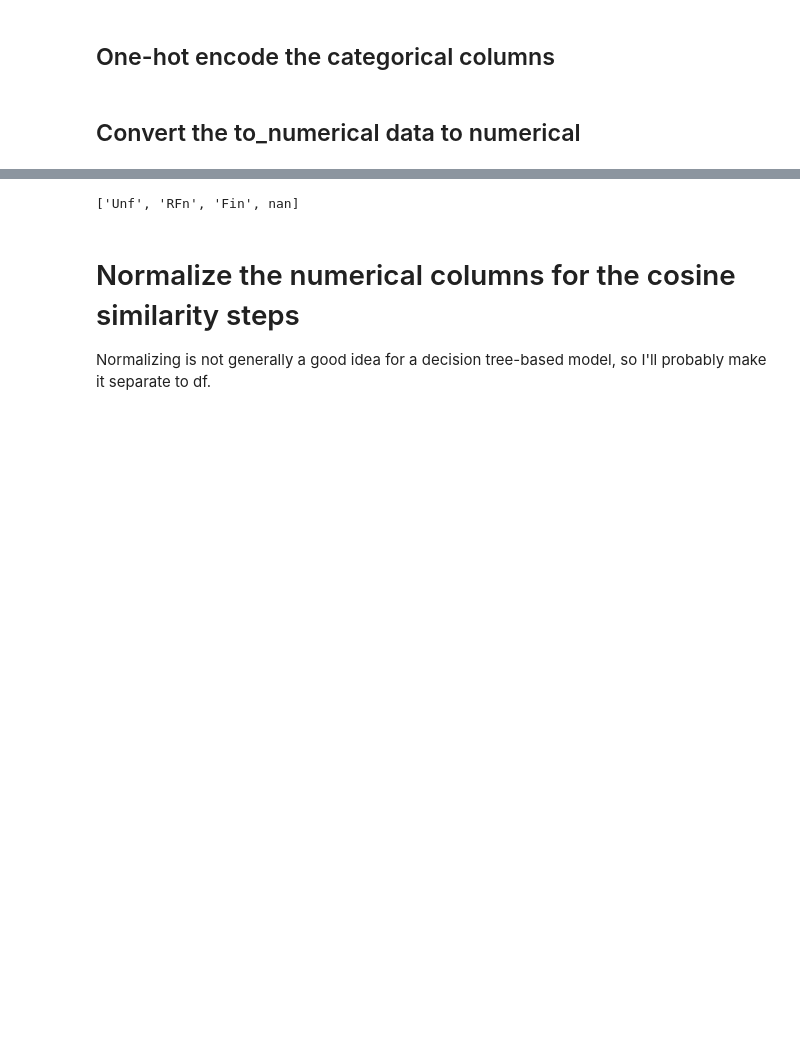
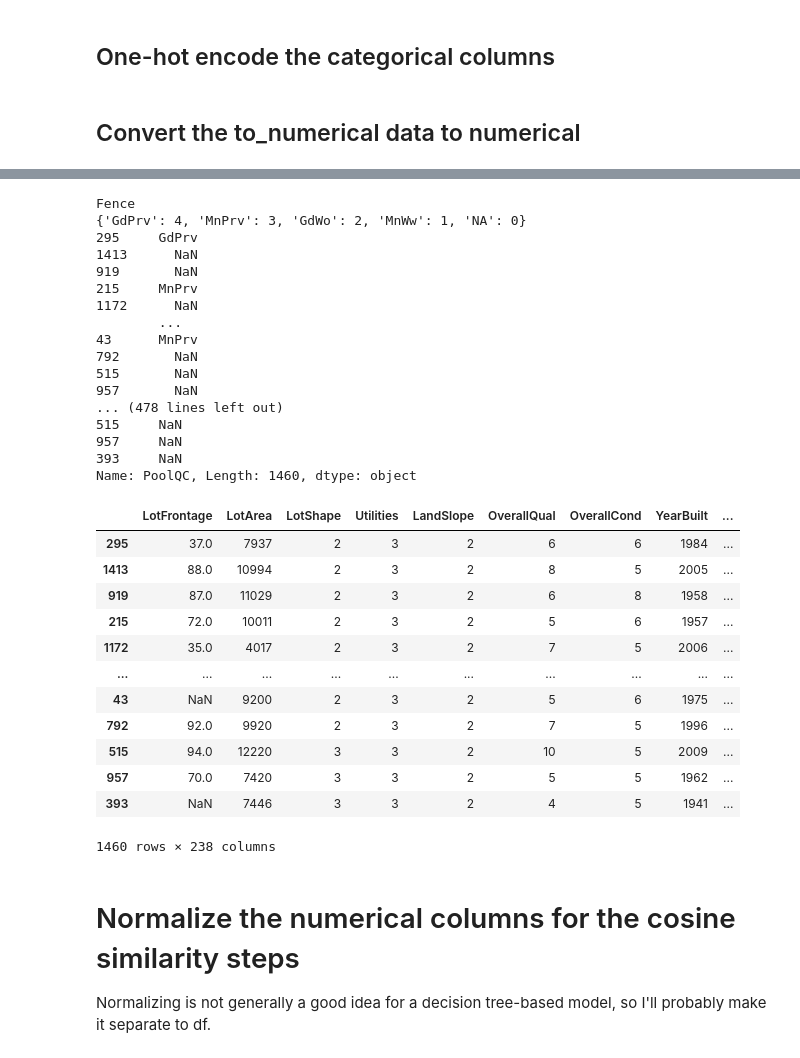
Before and after one commit to sangstar/kaggle-house-prices, a Jupyter notebook: main.ipynb, the cells around one changed output, grey strips where cells are left out. Cells and saved outputs as stored; diff of their text form; code cells hidden in the pictures; blank space fills up the shorter version.

Commit message:
made some data numerical

```diff
--- a/main.ipynb
+++ b/main.ipynb
@@ -268,3 +268,7 @@ to_numerical
 df = pd.get_dummies(df,columns = to_one_hot)
 # %% [markdown]
 ## Convert the to_numerical data to numerical
+# %%
+import json
+with open('files/to_numerical_json.json', 'r') as f:
+    ordered_categories = json.load(f)
@@ -271,13 +297,52 @@ df = pd.get_dummies(df,columns = to_one_hot)
 # %%
-def conv_to_numerical(df, col, ordered_categories):
-    ordering = list(reversed(range(len(ordered_categories))))
-    mappings = dict(list(zip(ordered_categories, ordering)))
-    df[col] = [mappings[x] for x in df[col]]
+def conv_to_numerical(df, ordered_categories):
+    #print(ordered_categories.keys())
+    for col in ordered_categories.keys():
+        #print(col)
+        values = ordered_categories[col]
+        ordering = list(reversed(range(len(values))))
+        mappings = dict(list(zip(values, ordering)))
+        #print(mappings)
+        #print(df[col])
+        for index, row in df.iterrows():
+            x = row[col]
+            if not isinstance(x, float):
+                df.loc[index, col] = mappings[x]
+        #print(df[col])
     return df
-# %%
-list(df[to_numerical[0]].unique())
-# %% [output]
-['Unf', 'RFn', 'Fin', nan]
+# %%
+conv_to_numerical(df, ordered_categories)
+# %% [output]
+Fence
+{'GdPrv': 4, 'MnPrv': 3, 'GdWo': 2, 'MnWw': 1, 'NA': 0}
+295     GdPrv
+1413      NaN
+919       NaN
+215     MnPrv
+1172      NaN
+        ...
+43      MnPrv
+792       NaN
+515       NaN
+957       NaN
+... (478 lines left out)
+515     NaN
+957     NaN
+393     NaN
+Name: PoolQC, Length: 1460, dtype: object
+|  | LotFrontage | LotArea | LotShape | Utilities | LandSlope | OverallQual | OverallCond | YearBuilt | ... |
+| 295 | 37.0 | 7937 | 2 | 3 | 2 | 6 | 6 | 1984 | ... |
+| 1413 | 88.0 | 10994 | 2 | 3 | 2 | 8 | 5 | 2005 | ... |
+| 919 | 87.0 | 11029 | 2 | 3 | 2 | 6 | 8 | 1958 | ... |
+| 215 | 72.0 | 10011 | 2 | 3 | 2 | 5 | 6 | 1957 | ... |
+| 1172 | 35.0 | 4017 | 2 | 3 | 2 | 7 | 5 | 2006 | ... |
+| ... | ... | ... | ... | ... | ... | ... | ... | ... | ... |
+| 43 | NaN | 9200 | 2 | 3 | 2 | 5 | 6 | 1975 | ... |
+| 792 | 92.0 | 9920 | 2 | 3 | 2 | 7 | 5 | 1996 | ... |
+| 515 | 94.0 | 12220 | 3 | 3 | 2 | 10 | 5 | 2009 | ... |
+| 957 | 70.0 | 7420 | 3 | 3 | 2 | 5 | 5 | 1962 | ... |
+| 393 | NaN | 7446 | 3 | 3 | 2 | 4 | 5 | 1941 | ... |
+1460 rows × 238 columns
 # %% [markdown]
 # Normalize the numerical columns for the cosine similarity steps
 Normalizing is not generally a good idea for a decision tree-based model, so I'll probably make it separate to df.
```
Also changed, not shown: parts of 2 cells of this notebook, 2 other files.
